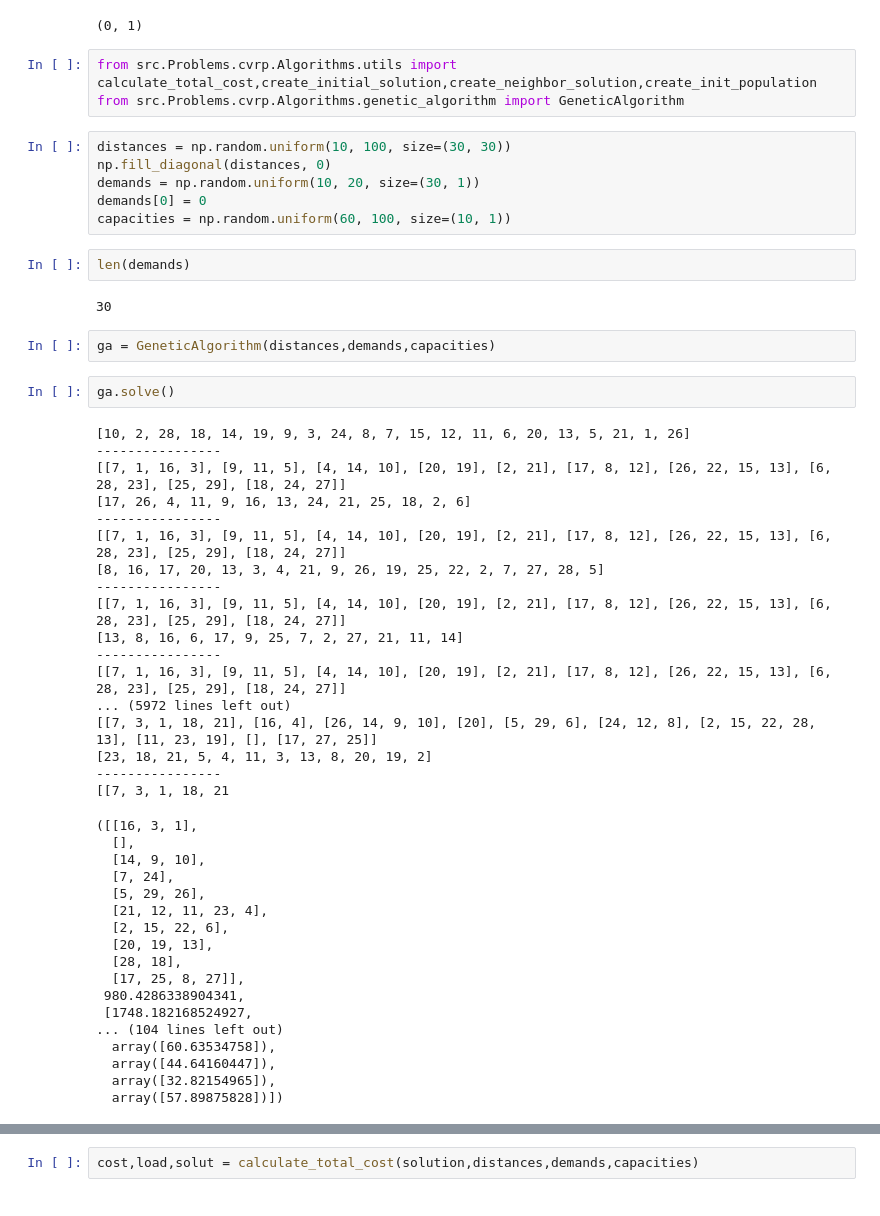
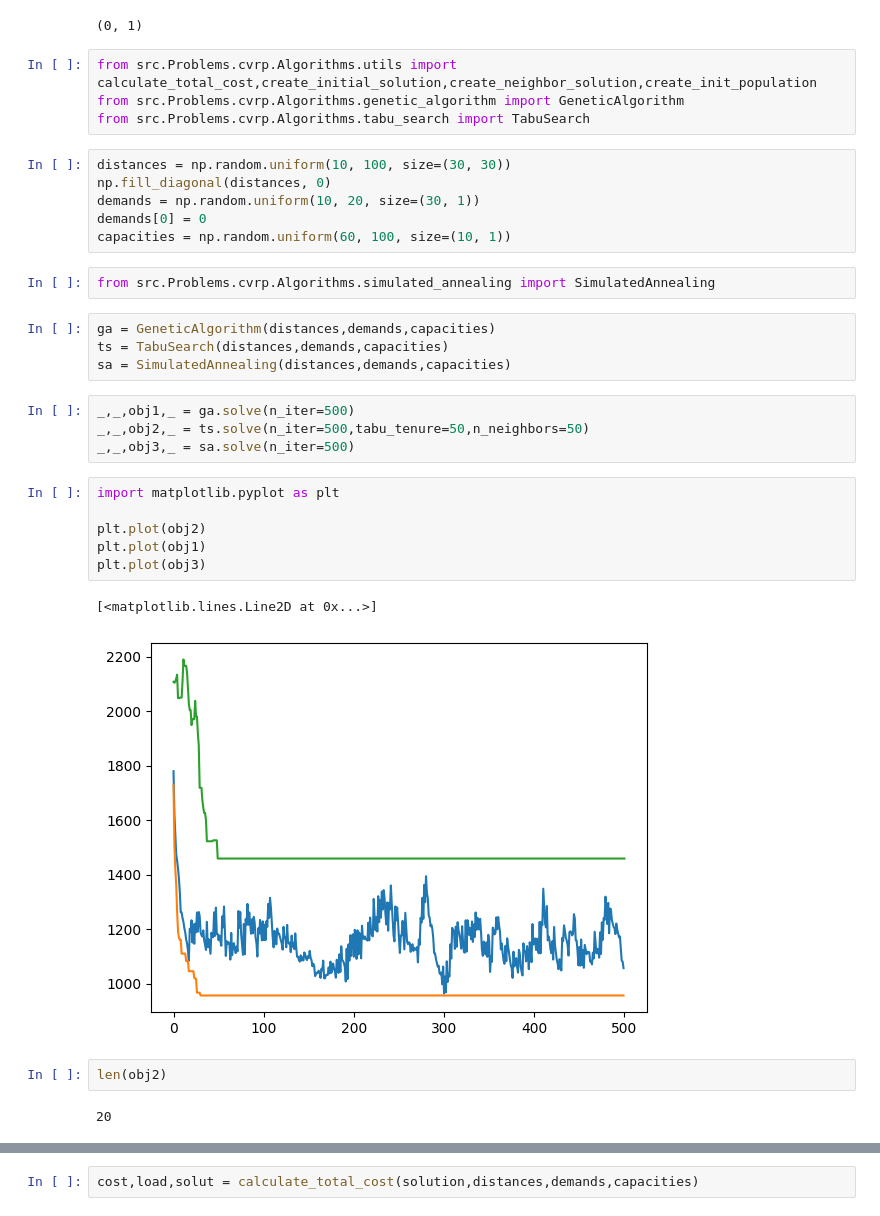
Before and after one commit to muratisiklan/Scheduling, a Jupyter notebook: Research/CVRP Research.ipynb, the cells around one changed output, grey strips where cells are left out. Cells and saved outputs as stored; diff of their text form.

Commit message:
cvrp tabu search added

```diff
--- a/Research/CVRP Research.ipynb
+++ b/Research/CVRP Research.ipynb
@@ -32,52 +32,33 @@ find_value_index(solution,2)
 # %%
 from src.Problems.cvrp.Algorithms.utils import calculate_total_cost,create_initial_solution,create_neighbor_solution,create_init_population
 from src.Problems.cvrp.Algorithms.genetic_algorithm import GeneticAlgorithm
+from src.Problems.cvrp.Algorithms.tabu_search import TabuSearch
 # %%
 distances = np.random.uniform(10, 100, size=(30, 30))
 np.fill_diagonal(distances, 0)
 demands = np.random.uniform(10, 20, size=(30, 1))
 demands[0] = 0
 capacities = np.random.uniform(60, 100, size=(10, 1))
+# %%
+from src.Problems.cvrp.Algorithms.simulated_annealing import SimulatedAnnealing
+# %%
+ga = GeneticAlgorithm(distances,demands,capacities)
+ts = TabuSearch(distances,demands,capacities)
+sa = SimulatedAnnealing(distances,demands,capacities)
+# %%
+_,_,obj1,_ = ga.solve(n_iter=500)
+_,_,obj2,_ = ts.solve(n_iter=500,tabu_tenure=50,n_neighbors=50)
+_,_,obj3,_ = sa.solve(n_iter=500)
+# %%
+import matplotlib.pyplot as plt
+
+plt.plot(obj2)
+plt.plot(obj1)
+plt.plot(obj3)
+# %% [output]
+[<matplotlib.lines.Line2D at 0x...>]
+[figure, added]
 # %%
-len(demands)
+len(obj2)
 # %% [output]
-30
+20
-# %%
-ga = GeneticAlgorithm(distances,demands,capacities)
-# %%
-ga.solve()
-# %% [output]
-[10, 2, 28, 18, 14, 19, 9, 3, 24, 8, 7, 15, 12, 11, 6, 20, 13, 5, 21, 1, 26]
-----------------
-[[7, 1, 16, 3], [9, 11, 5], [4, 14, 10], [20, 19], [2, 21], [17, 8, 12], [26, 22, 15, 13], [6, 28, 23], [25, 29], [18, 24, 27]]
-[17, 26, 4, 11, 9, 16, 13, 24, 21, 25, 18, 2, 6]
-----------------
-[[7, 1, 16, 3], [9, 11, 5], [4, 14, 10], [20, 19], [2, 21], [17, 8, 12], [26, 22, 15, 13], [6, 28, 23], [25, 29], [18, 24, 27]]
-[8, 16, 17, 20, 13, 3, 4, 21, 9, 26, 19, 25, 22, 2, 7, 27, 28, 5]
-----------------
-[[7, 1, 16, 3], [9, 11, 5], [4, 14, 10], [20, 19], [2, 21], [17, 8, 12], [26, 22, 15, 13], [6, 28, 23], [25, 29], [18, 24, 27]]
-[13, 8, 16, 6, 17, 9, 25, 7, 2, 27, 21, 11, 14]
-----------------
-[[7, 1, 16, 3], [9, 11, 5], [4, 14, 10], [20, 19], [2, 21], [17, 8, 12], [26, 22, 15, 13], [6, 28, 23], [25, 29], [18, 24, 27]]
-... (5972 lines left out)
-[[7, 3, 1, 18, 21], [16, 4], [26, 14, 9, 10], [20], [5, 29, 6], [24, 12, 8], [2, 15, 22, 28, 13], [11, 23, 19], [], [17, 27, 25]]
-[23, 18, 21, 5, 4, 11, 3, 13, 8, 20, 19, 2]
-----------------
-[[7, 3, 1, 18, 21
-([[16, 3, 1],
-  [],
-  [14, 9, 10],
-  [7, 24],
-  [5, 29, 26],
-  [21, 12, 11, 23, 4],
-  [2, 15, 22, 6],
-  [20, 19, 13],
-  [28, 18],
-  [17, 25, 8, 27]],
- 980.4286338904341,
- [1748.182168524927,
-... (104 lines left out)
-  array([60.63534758]),
-  array([44.64160447]),
-  array([32.82154965]),
-  array([57.89875828])])
```
Also changed, not shown: parts of 1 cell of this notebook, 2 other files.
